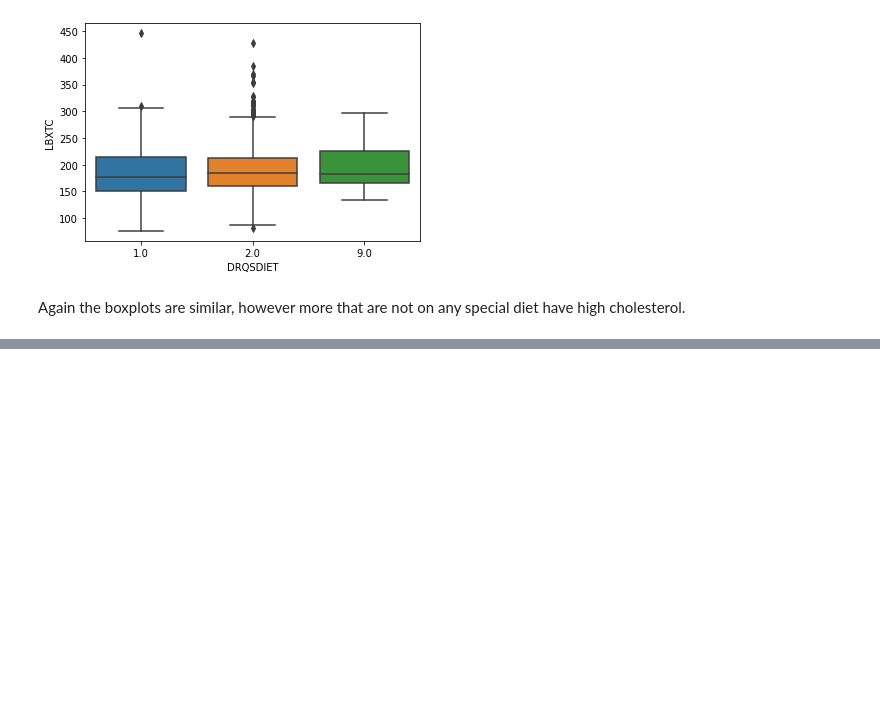
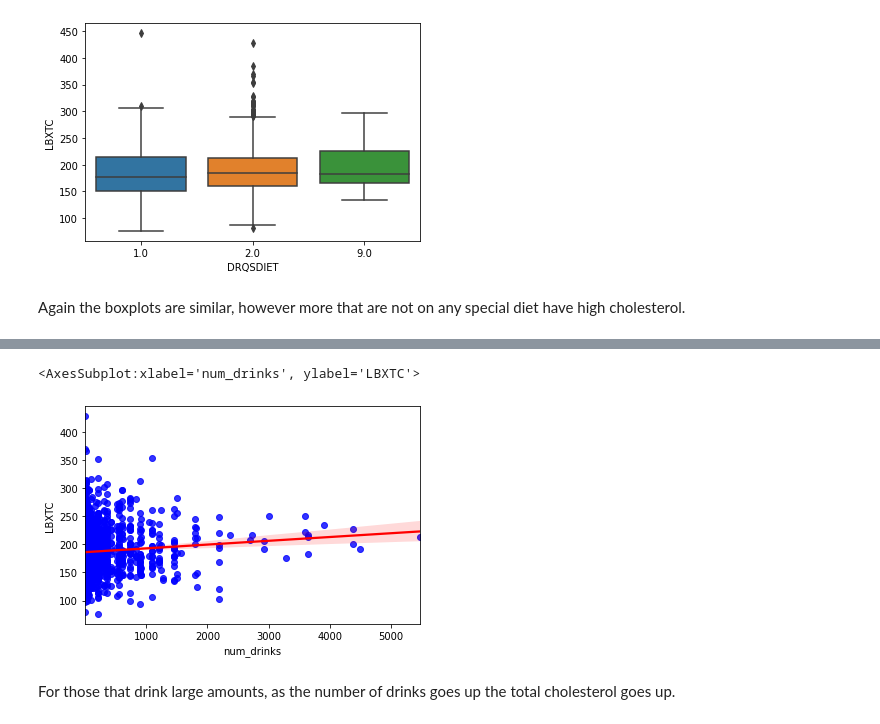
Before and after one commit to mathisme/ThinkfulDSFinalCapstone, a Jupyter notebook: notebooks/EDA.ipynb, the cells around one changed output, grey strips where cells are left out. Saved outputs shown, nothing was run; the diff lists cells and outputs as text; code cells hidden in the pictures; blank space fills up the shorter version.

```diff
--- a/notebooks/EDA.ipynb
+++ b/notebooks/EDA.ipynb
@@ -339,0 +356,37 @@ Again the boxplots are similar, however more that are not on any special diet ha
+# %%
+def alcdays(x):
+    if np.isnan(x):
+        return x
+    if x==0:
+        return 0
+    if x==1:
+        return 365
+    if x==2:
+        return 300
+    if x==3:
+        return 3.5*52
+    if x==4:
+        return 104
+    if x==5:
+        return 52
+    if x==6:
+        return 2.5*12
+    if x==7:
+        return 12
+    if x == 8:
+        return 9
+    if x==9:
+        return 4.5
+    if x==10:
+        return 1.5
+    if x==77 or x==99:
+        return np.nan
+# %%
+alcohol_merge['num_drinks']=(alcohol_merge.ALQ121.apply(alcdays))*(alcohol_merge.ALQ130)
+# %%
+sns.regplot(x='num_drinks',  y='LBXTC', data=alcohol_merge, scatter_kws={"color": "blue"}, line_kws={"color": "red"})
+# %% [output]
+<AxesSubplot:xlabel='num_drinks', ylabel='LBXTC'>
+[figure, added]
+# %% [markdown]
+For those that drink large amounts, as the number of drinks goes up the total cholesterol goes up.
```
Also changed, not shown: parts of 5 cells of this notebook.
